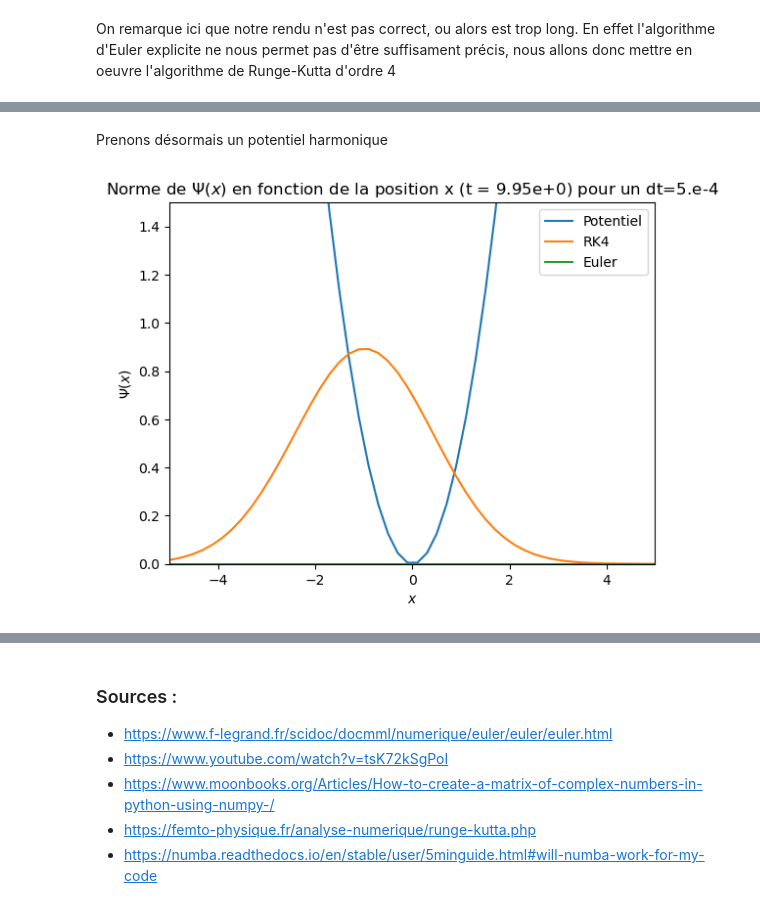
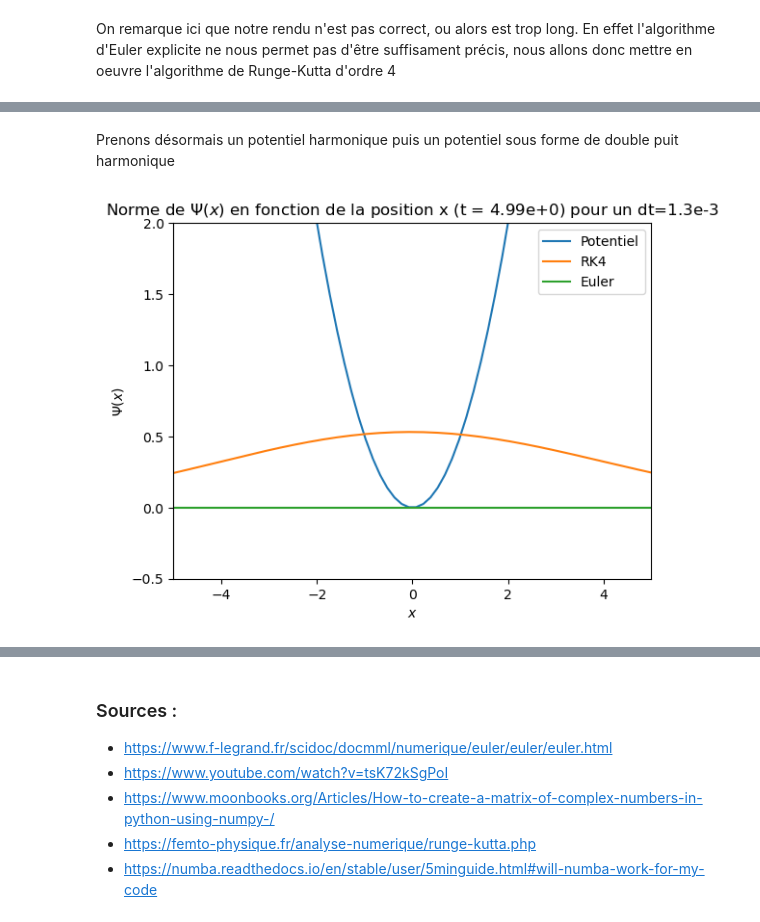
Before and after one commit to lucasboistay/shrodinger_simulation, a Jupyter notebook: evo_temp.ipynb, the cells around one changed output, grey strips where cells are left out. Cells and saved outputs as stored; diff of their text form; code cells hidden in the pictures.

```diff
--- a/evo_temp.ipynb
+++ b/evo_temp.ipynb
@@ -15,15 +15,18 @@ from numba import njit
 from time import perf_counter
 
 # On définit d'abord les constantes dx et dt.
-N = 200
-L = 20
+N = 400
+L = 30
 dx = L/N
 
-M = 20000
-T = 10
+M = 4000
+T = 5
 dt = T/M
 dt_approx = np.format_float_scientific(dt, precision = 1, exp_digits=1)
 
 # Puis x tel que
 
 x = np.linspace(-L,L,N)
+
+print("dt= ",dt)
+print("dx= ",dx)
@@ -221,12 +227,14 @@ def get_anim_diff_between_methods(psi_init_1,psi_init_2,potentiel,xmax,final_tim
     :param print_pot: boolean - true if you want the potential to be on the graph
     """
 
+    start = perf_counter()
+
     metadata = dict(title='test', artist='lucas')
     writer = PillowWriter(fps=60, metadata=metadata)
 
     fig = plt.figure()
     plt.xlim(-xmax, xmax)
-    plt.ylim(0, 1.5)
+    plt.ylim(-0.5, 2)
 
     t = 0
     t_approx = np.format_float_scientific(t, precision = 2, exp_digits=1)
@@ -263,5 +271,8 @@ def get_anim_diff_between_methods(psi_init_1,psi_init_2,potentiel,xmax,final_tim
 
                 writer.grab_frame()
     plt.show()
+
+    end = perf_counter()
+    print("Elapsed (after compilation) = {}s".format((end - start)))
 # ------------ FIN ANIMATION -------------- #
 # %%
@@ -275,20 +283,16 @@ Elapsed (after compilation) = 13.501003999999739s
 # %% [markdown]
-Prenons désormais un potentiel harmonique
+Prenons désormais un potentiel harmonique puis un potentiel sous forme de double puit harmonique
 # %%
 def get_pot_harmonique(omega):
     """
     Return an array for a harmonic potential
     :return: Numpy Array
     """
     pot_harmo = np.zeros(N)
     for i in range(N):
         pot_harmo[i] = (omega**2 * x[i]**2) / 2
     return pot_harmo
 
-
-start = perf_counter()
-get_anim_diff_between_methods(get_psi_gauss(1,1),get_psi_gauss(1,1),get_pot_harmonique(1),5,M,100,"gauss_potentiel_harmo_identique",True)
-end = perf_counter()
-print("Elapsed (after compilation) = {}s".format((end - start)))
+get_anim_diff_between_methods(get_psi_gauss(1,2),get_psi_gauss(1,2),get_pot_harmonique(1),5,M,10,"gauss_potentiel_harmo_identique",True)
 # %% [output]
-[figure, old version]
+[figure, new version]
```
Also changed, not shown: parts of 9 cells of this notebook, 21 other files.
